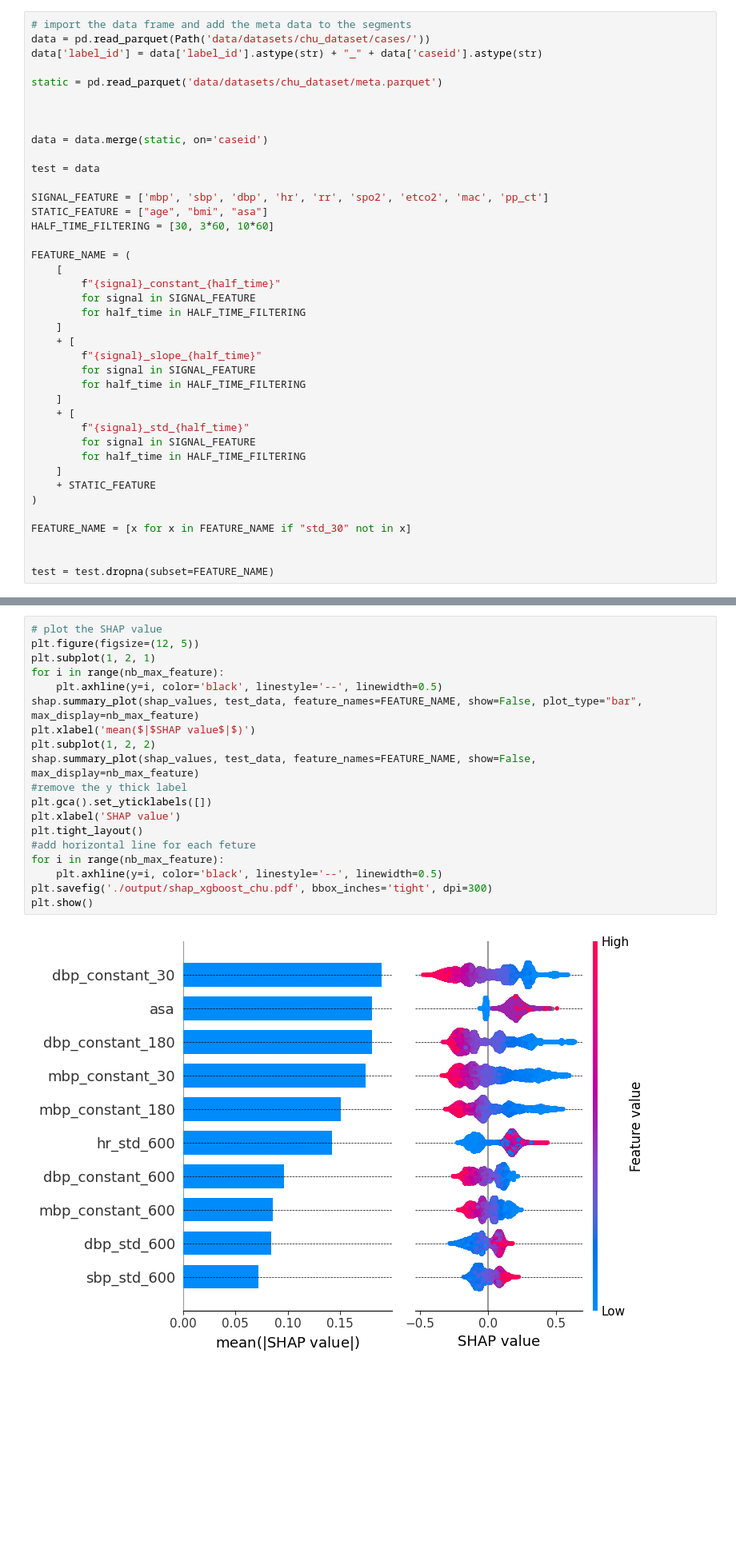
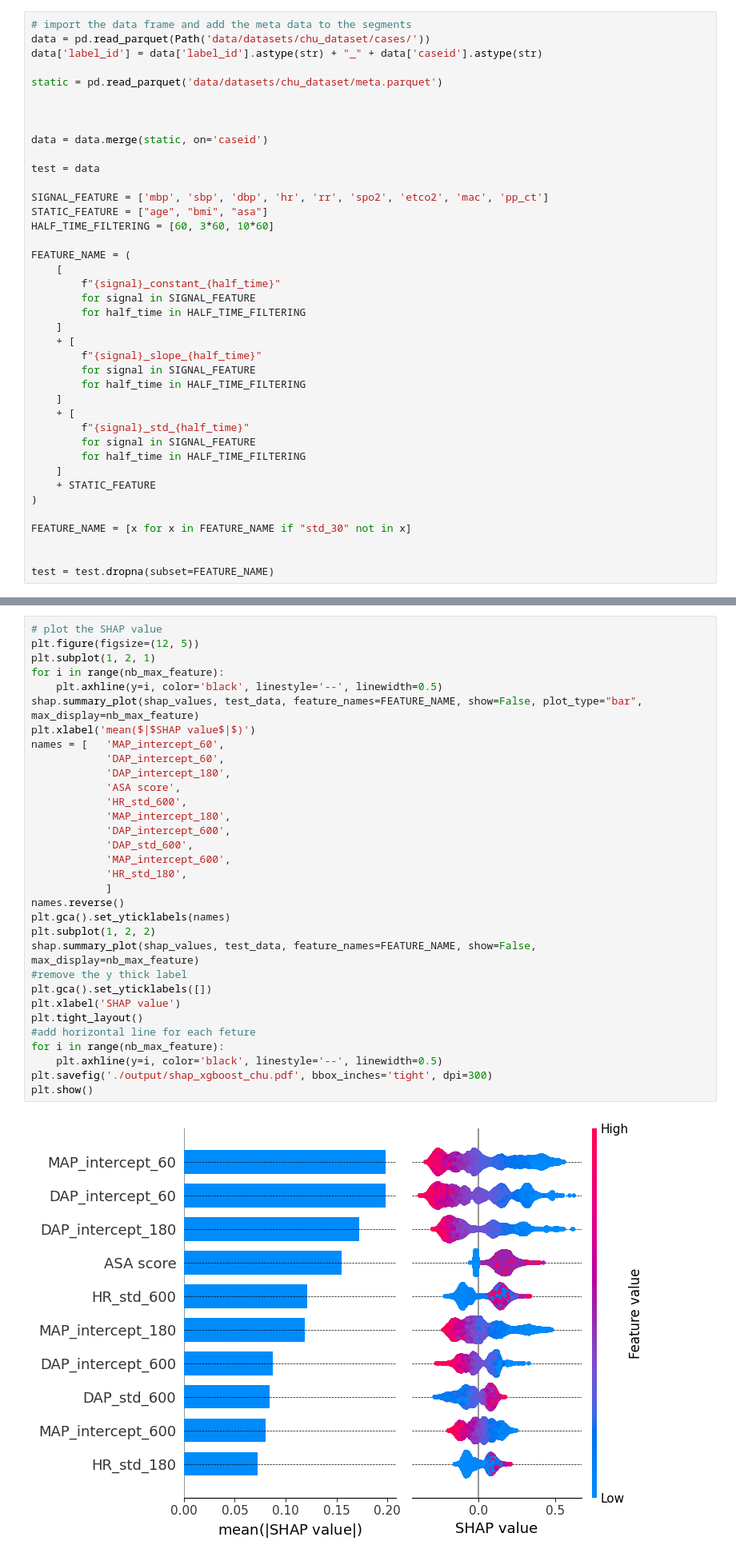
Before and after one commit to BobAubouin/hypotension_pred, a Jupyter notebook: scripts/experiments/test_on_chu.ipynb, the cells around one changed output, grey strips where cells are left out. Shown at 80% size. Cells and saved outputs as stored; diff of their text form; blank space fills up the shorter version.

```diff
--- a/scripts/experiments/test_on_chu.ipynb
+++ b/scripts/experiments/test_on_chu.ipynb
@@ -27,7 +27,7 @@ test = data
 
 SIGNAL_FEATURE = ['mbp', 'sbp', 'dbp', 'hr', 'rr', 'spo2', 'etco2', 'mac', 'pp_ct']
 STATIC_FEATURE = ["age", "bmi", "asa"]
-HALF_TIME_FILTERING = [30, 3*60, 10*60]
+HALF_TIME_FILTERING = [60, 3*60, 10*60]
 
 FEATURE_NAME = (
     [
@@ -190,24 +247,37 @@ test_data = data[FEATURE_NAME]
 # %%
 # plot the SHAP value
 plt.figure(figsize=(12, 5))
 plt.subplot(1, 2, 1)
 for i in range(nb_max_feature):
     plt.axhline(y=i, color='black', linestyle='--', linewidth=0.5)
 shap.summary_plot(shap_values, test_data, feature_names=FEATURE_NAME, show=False, plot_type="bar", max_display=nb_max_feature)
 plt.xlabel('mean($|$SHAP value$|$)')
+names = [   'MAP_intercept_60',
+            'DAP_intercept_60',
+            'DAP_intercept_180',
+            'ASA score',
+            'HR_std_600',
+            'MAP_intercept_180',
+            'DAP_intercept_600',
+            'DAP_std_600',
+            'MAP_intercept_600',
+            'HR_std_180',
+            ]
+names.reverse()
+plt.gca().set_yticklabels(names)
 plt.subplot(1, 2, 2)
 shap.summary_plot(shap_values, test_data, feature_names=FEATURE_NAME, show=False, max_display=nb_max_feature)
 #remove the y thick label
 plt.gca().set_yticklabels([])
 plt.xlabel('SHAP value')
 plt.tight_layout()
 #add horizontal line for each feture
 for i in range(nb_max_feature):
     plt.axhline(y=i, color='black', linestyle='--', linewidth=0.5)
 plt.savefig('./output/shap_xgboost_chu.pdf', bbox_inches='tight', dpi=300)
 plt.show()
 # %% [output]
-[figure, old version]
+[figure, new version]
 # %%
 # Helper grouping function
 revert_dict = lambda d: dict(chain(*[zip(val, repeat(key)) for key, val in d.items()]))
```
Also changed, not shown: parts of 10 cells of this notebook, 6 other files.
